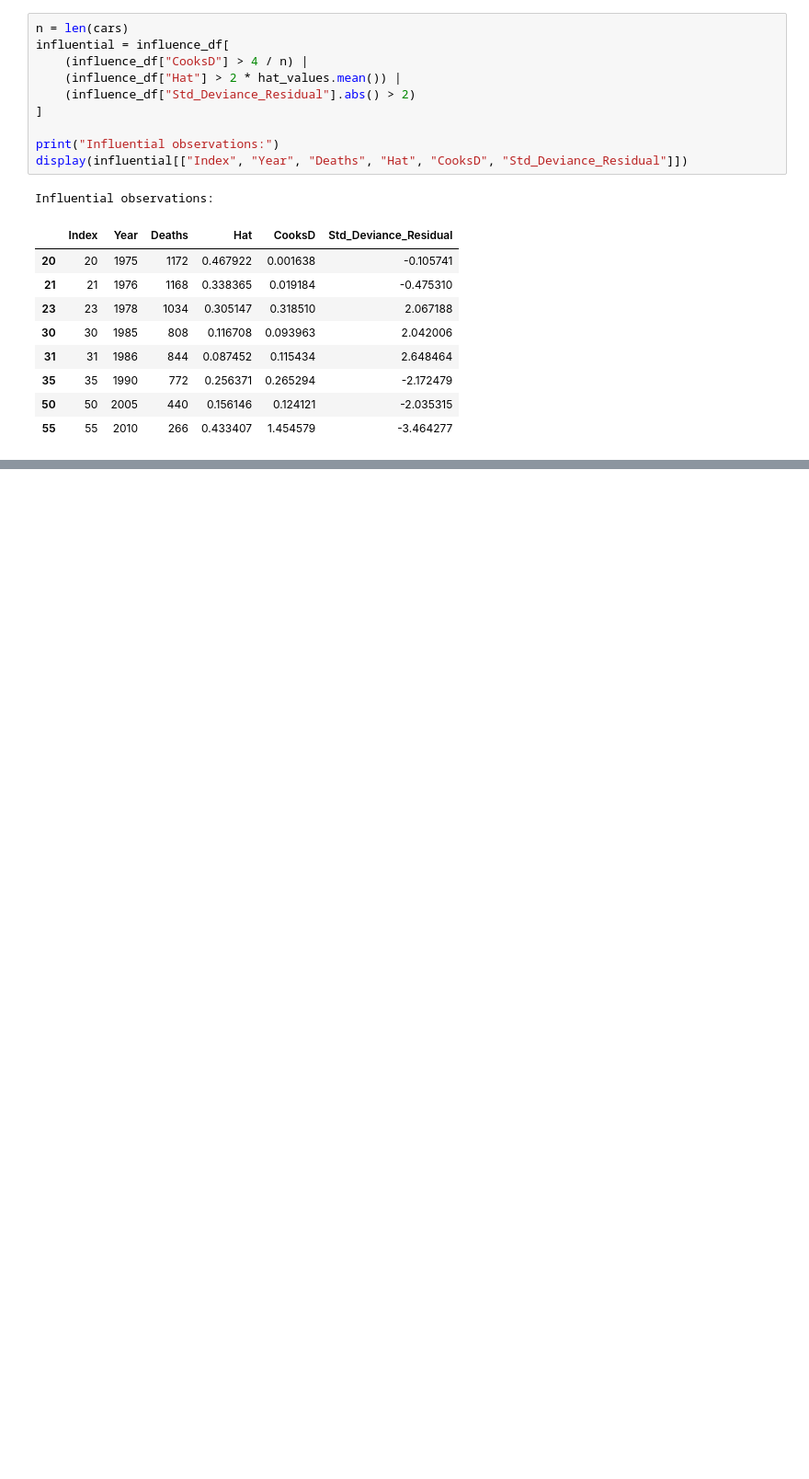
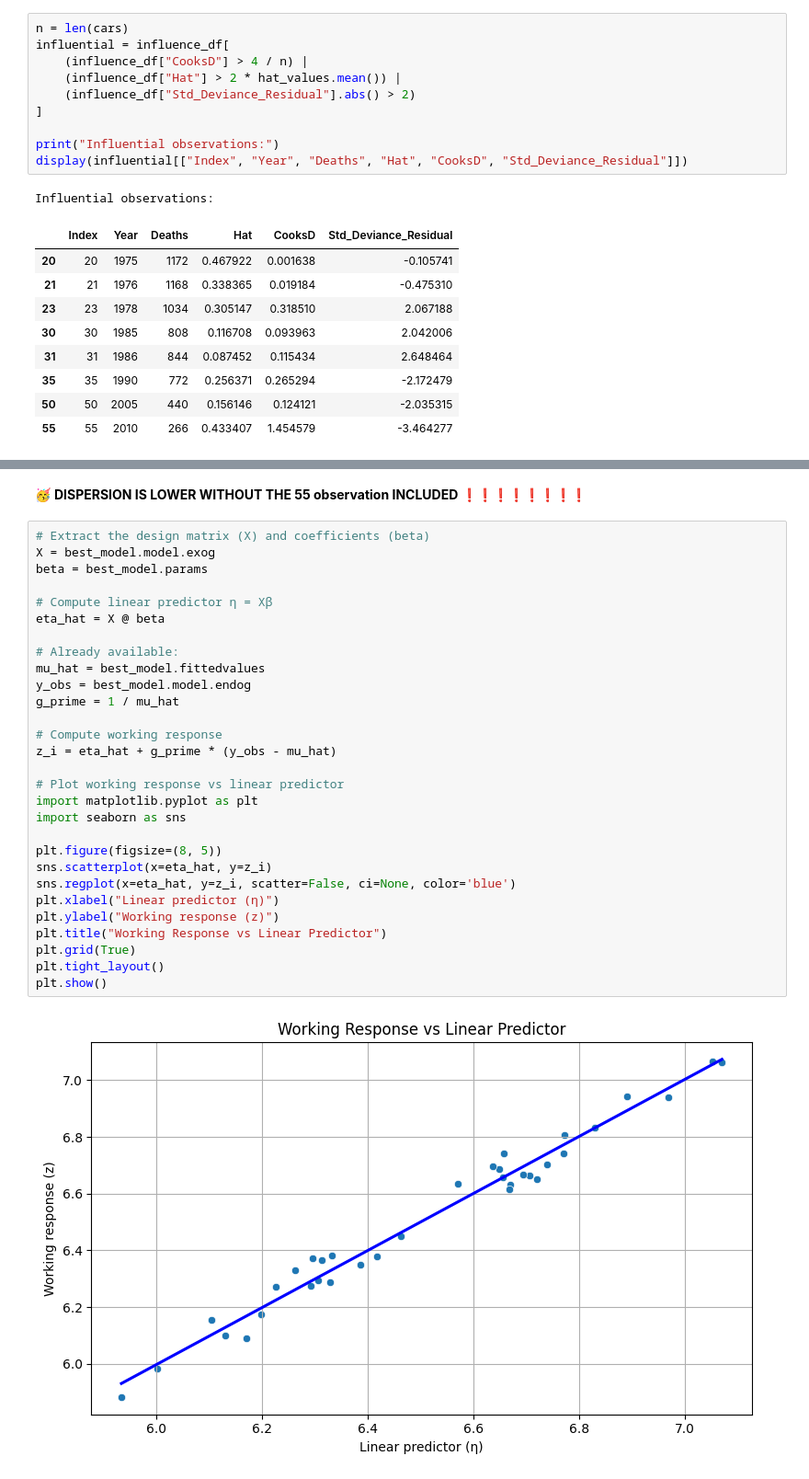
Before and after one commit to CasualMathEnjoyer/01ZLMA_ex05_GLM_Model_Diagnostics, a Jupyter notebook: code/01ZLMA_ex05_GLM_Model_Diagnostics.ipynb, the cells around one changed output, grey strips where cells are left out. Shown at 92% size. Drawn from its saved outputs; the diff is of its cells as text; blank space fills up the shorter version.

```diff
--- a/code/01ZLMA_ex05_GLM_Model_Diagnostics.ipynb
+++ b/code/01ZLMA_ex05_GLM_Model_Diagnostics.ipynb
@@ -2232,0 +2358,33 @@ Influential observations:
+# %% [markdown]
+🥳 **DISPERSION IS LOWER WITHOUT THE 55 observation INCLUDED** ❗❗❗❗❗❗❗❗
+# %%
+# Extract the design matrix (X) and coefficients (beta)
+X = best_model.model.exog
+beta = best_model.params
+
+# Compute linear predictor η = Xβ
+eta_hat = X @ beta
+
+# Already available:
+mu_hat = best_model.fittedvalues
+y_obs = best_model.model.endog
+g_prime = 1 / mu_hat
+
+# Compute working response
+z_i = eta_hat + g_prime * (y_obs - mu_hat)
+
+# Plot working response vs linear predictor
+import matplotlib.pyplot as plt
+import seaborn as sns
+
+plt.figure(figsize=(8, 5))
+sns.scatterplot(x=eta_hat, y=z_i)
+sns.regplot(x=eta_hat, y=z_i, scatter=False, ci=None, color='blue')
+plt.xlabel("Linear predictor (η)")
+plt.ylabel("Working response (z)")
+plt.title("Working Response vs Linear Predictor")
+plt.grid(True)
+plt.tight_layout()
+plt.show()
+# %% [output]
+[figure, added]
```
Also changed, not shown: parts of 18 cells of this notebook.
